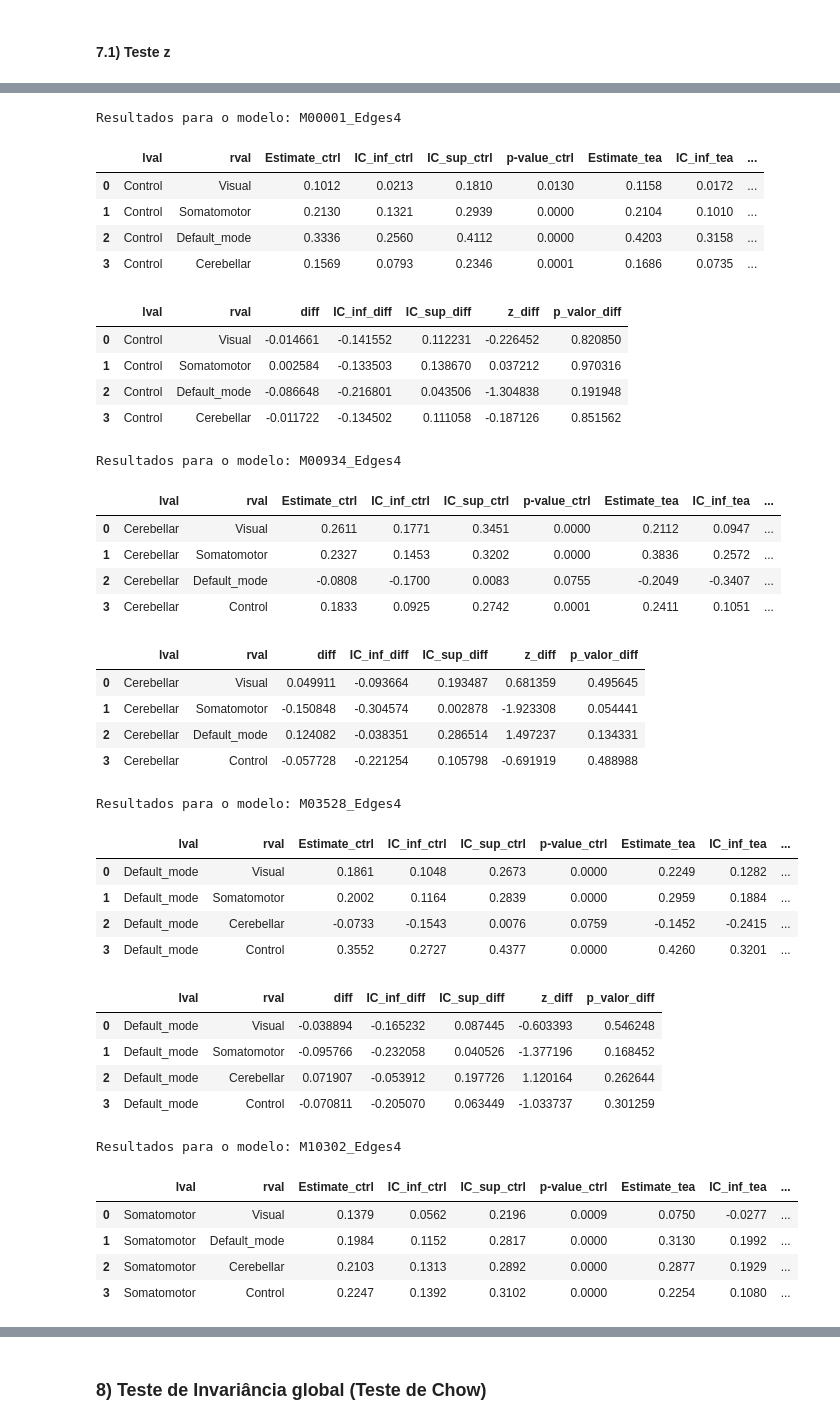
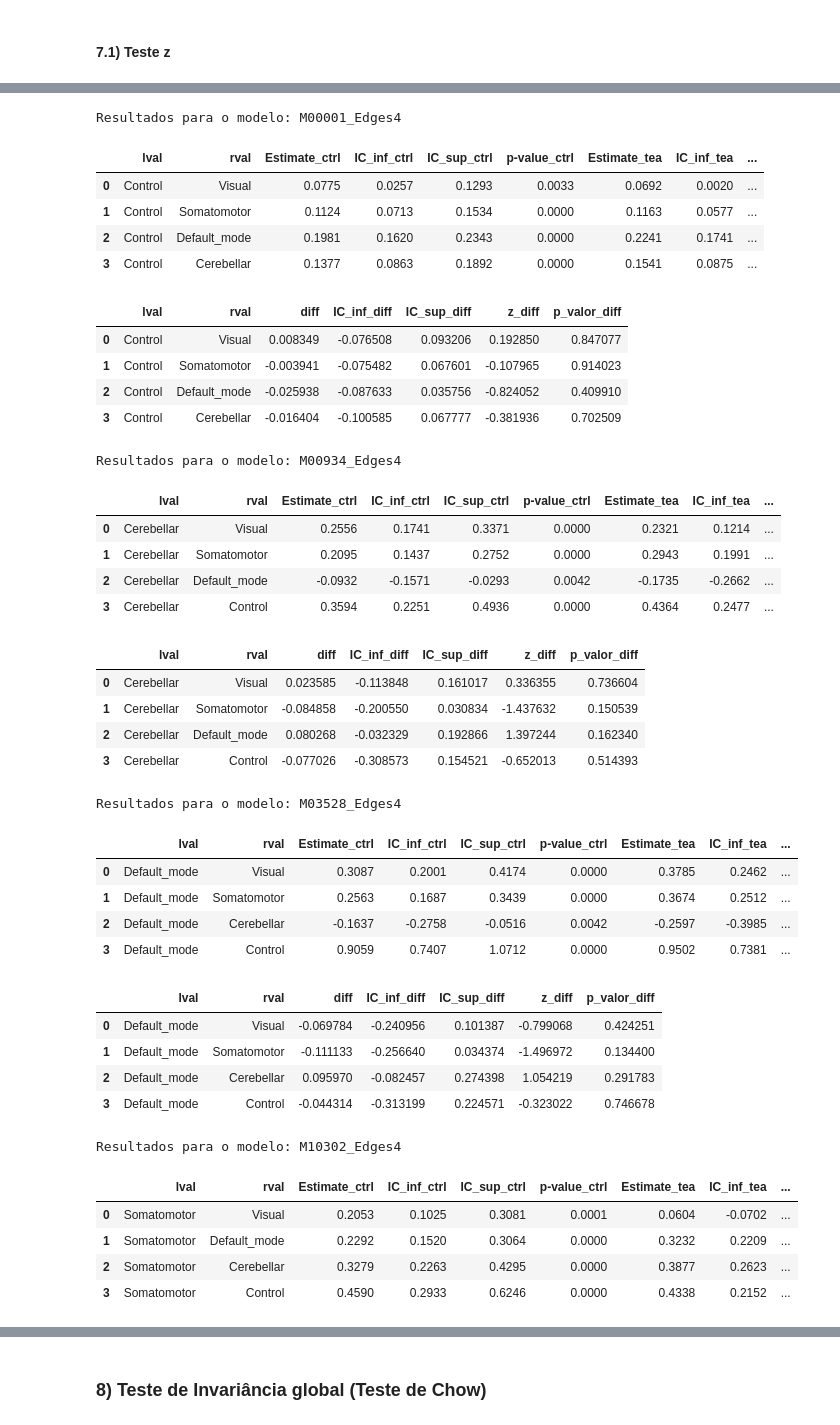
Before and after one commit to caiosoter/SEM-Austim-networks, a Jupyter notebook: notebooks/04_selacao_modelo.ipynb, the cells around one changed output, grey strips where cells are left out. Drawn from its saved outputs; the diff is of its cells as text; code cells hidden in the pictures.

```diff
--- a/notebooks/selacao_modelo.ipynb
+++ b/notebooks/04_selacao_modelo.ipynb
@@ -32,6 +32,6 @@ with open(r"..\utils\fm_modelos_5_conexo.json", "r") as file:
 # %%
-df_controle_filtro1 = df_modelos_controle[df_modelos_controle["RMSEA"] < 0.08]
-df_autismo_filtro1 = df_modelos_autismo[df_modelos_autismo["RMSEA"] < 0.08]
+df_controle_filtro1 = df_modelos_controle[(df_modelos_controle["RMSEA"] <= 0.05)]
+df_autismo_filtro1 = df_modelos_autismo[(df_modelos_autismo["RMSEA"] <= 0.05)]
 
 print(df_controle_filtro1.shape)
 print(df_autismo_filtro1.shape)
@@ -129,0 +148,3 @@ top_filtro_chi
+# %%
+display(modelos_filtro2.sort_values("BIC_autismo").head(6))
+top_5 = modelos_filtro2.sort_values("BIC_autismo").head(5)
@@ -165,7 +195,7 @@ def roda_os_modelos(df, modelos, ajuste_p=None, retornar_inspection=False):
 
     return df_resultados
 # %%
-modelos_interesse = {m:v for m,v in formula_modelos_conexos.items() if m in top_filtro_chi.index}
+modelos_interesse = {m:v for m,v in formula_modelos_conexos.items() if m in top_5.index}
 # %% [markdown]
 #### 4.1) Arestas indicadas pelo Conjunto de Controle
 # %%
@@ -481,13 +511,13 @@ for nome, formula in modelos_interesse.items():
 
     # --- Grupo Controle ---
     model_controle = semopy.Model(formula["formula"])
-    model_controle.fit(df_controle_prep)
+    model_controle.fit(df_controle)
     arestas_controle = model_controle.inspect()
     arestas_controle = arestas_controle[(arestas_controle["op"] == "~") & (arestas_controle["Std. Err"] != "-")].copy()
 
     # --- Grupo Autismo ---
     model_autismo = semopy.Model(formula["formula"])
-    model_autismo.fit(df_autismo_prep)
+    model_autismo.fit(df_autismo)
     arestas_autismo = model_autismo.inspect()
     arestas_autismo = arestas_autismo[(arestas_autismo["op"] == "~") & (arestas_autismo["Std. Err"] != "-")].copy()
 
@@ -548,7 +578,7 @@ for nome, formula in modelos_interesse.items():
 
     # --- Grupo Controle ---
     model_controle = semopy.Model(formula["formula"])
-    model_controle.fit(df_controle_prep)
+    model_controle.fit(df_controle)
     arestas_controle = model_controle.inspect()
     arestas_controle = arestas_controle[(arestas_controle["op"] == "~") & (arestas_controle["Std. Err"] != "-")].copy()
 
@@ -557,7 +587,7 @@ for nome, formula in modelos_interesse.items():
 
     # --- Grupo Autismo ---
     model_autismo = semopy.Model(formula["formula"])
-    model_autismo.fit(df_autismo_prep)
+    model_autismo.fit(df_autismo)
     arestas_autismo = model_autismo.inspect()
     arestas_autismo = arestas_autismo[(arestas_autismo["op"] == "~") & (arestas_autismo["Std. Err"] != "-")].copy()
 
@@ -589,68 +619,68 @@ for nome, formula in modelos_interesse.items():
 
     # IC 95% da Diferença entre os grupos
     df_comparacao["IC_inf_diff"] = df_comparacao["diff"] - (Z_95 * se_diff)
     df_comparacao["IC_sup_diff"] = df_comparacao["diff"] + (Z_95 * se_diff)
     # =====================================================================
 
     # Cálculo do Z e P-valor usando as colunas mescladas (Seu código original)
     z_diff = df_comparacao["diff"] / se_diff
     p_valor = 2 * (1 - norm.cdf(np.abs(z_diff)))
 
     # Guardando os resultados no dataframe
     df_comparacao["z_diff"] = z_diff
     df_comparacao["p_valor_diff"] = p_valor # Renomeei levemente para deixar claro que é o p-valor da diferença
 
     print(f"\nResultados para o modelo: {nome}")
 
     # Atualizei a lista de colunas para exibir os novos limites
     colunas = [
         "lval", "rval",
         "Estimate_ctrl", "IC_inf_ctrl", "IC_sup_ctrl", "p-value_ctrl",
         "Estimate_tea", "IC_inf_tea", "IC_sup_tea", "p-value_tea",
         "IC_inf_diff", "IC_sup_diff", "p_valor_diff"
     ]
 
     # Formatação opcional para não exibir muitas casas decimais
     display(df_comparacao[colunas].round(4))
     display(df_comparacao[["lval", "rval", "diff", "IC_inf_diff", "IC_sup_diff", "z_diff", "p_valor_diff"]])
 # %% [output]
 Resultados para o modelo: M00001_Edges4
 |  | lval | rval | Estimate_ctrl | IC_inf_ctrl | IC_sup_ctrl | p-value_ctrl | Estimate_tea | IC_inf_tea | ... |
-| 0 | Control | Visual | 0.1012 | 0.0213 | 0.1810 | 0.0130 | 0.1158 | 0.0172 | ... |
-| 1 | Control | Somatomotor | 0.2130 | 0.1321 | 0.2939 | 0.0000 | 0.2104 | 0.1010 | ... |
-| 2 | Control | Default_mode | 0.3336 | 0.2560 | 0.4112 | 0.0000 | 0.4203 | 0.3158 | ... |
-| 3 | Control | Cerebellar | 0.1569 | 0.0793 | 0.2346 | 0.0001 | 0.1686 | 0.0735 | ... |
+| 0 | Control | Visual | 0.0775 | 0.0257 | 0.1293 | 0.0033 | 0.0692 | 0.0020 | ... |
+| 1 | Control | Somatomotor | 0.1124 | 0.0713 | 0.1534 | 0.0000 | 0.1163 | 0.0577 | ... |
+| 2 | Control | Default_mode | 0.1981 | 0.1620 | 0.2343 | 0.0000 | 0.2241 | 0.1741 | ... |
+| 3 | Control | Cerebellar | 0.1377 | 0.0863 | 0.1892 | 0.0000 | 0.1541 | 0.0875 | ... |
 |  | lval | rval | diff | IC_inf_diff | IC_sup_diff | z_diff | p_valor_diff |
-| 0 | Control | Visual | -0.014661 | -0.141552 | 0.112231 | -0.226452 | 0.820850 |
-| 1 | Control | Somatomotor | 0.002584 | -0.133503 | 0.138670 | 0.037212 | 0.970316 |
-| 2 | Control | Default_mode | -0.086648 | -0.216801 | 0.043506 | -1.304838 | 0.191948 |
-| 3 | Control | Cerebellar | -0.011722 | -0.134502 | 0.111058 | -0.187126 | 0.851562 |
+| 0 | Control | Visual | 0.008349 | -0.076508 | 0.093206 | 0.192850 | 0.847077 |
+| 1 | Control | Somatomotor | -0.003941 | -0.075482 | 0.067601 | -0.107965 | 0.914023 |
+| 2 | Control | Default_mode | -0.025938 | -0.087633 | 0.035756 | -0.824052 | 0.409910 |
+| 3 | Control | Cerebellar | -0.016404 | -0.100585 | 0.067777 | -0.381936 | 0.702509 |
 Resultados para o modelo: M00934_Edges4
 |  | lval | rval | Estimate_ctrl | IC_inf_ctrl | IC_sup_ctrl | p-value_ctrl | Estimate_tea | IC_inf_tea | ... |
-| 0 | Cerebellar | Visual | 0.2611 | 0.1771 | 0.3451 | 0.0000 | 0.2112 | 0.0947 | ... |
-| 1 | Cerebellar | Somatomotor | 0.2327 | 0.1453 | 0.3202 | 0.0000 | 0.3836 | 0.2572 | ... |
-| 2 | Cerebellar | Default_mode | -0.0808 | -0.1700 | 0.0083 | 0.0755 | -0.2049 | -0.3407 | ... |
-| 3 | Cerebellar | Control | 0.1833 | 0.0925 | 0.2742 | 0.0001 | 0.2411 | 0.1051 | ... |
+| 0 | Cerebellar | Visual | 0.2556 | 0.1741 | 0.3371 | 0.0000 | 0.2321 | 0.1214 | ... |
+| 1 | Cerebellar | Somatomotor | 0.2095 | 0.1437 | 0.2752 | 0.0000 | 0.2943 | 0.1991 | ... |
+| 2 | Cerebellar | Default_mode | -0.0932 | -0.1571 | -0.0293 | 0.0042 | -0.1735 | -0.2662 | ... |
+| 3 | Cerebellar | Control | 0.3594 | 0.2251 | 0.4936 | 0.0000 | 0.4364 | 0.2477 | ... |
 |  | lval | rval | diff | IC_inf_diff | IC_sup_diff | z_diff | p_valor_diff |
-| 0 | Cerebellar | Visual | 0.049911 | -0.093664 | 0.193487 | 0.681359 | 0.495645 |
-| 1 | Cerebellar | Somatomotor | -0.150848 | -0.304574 | 0.002878 | -1.923308 | 0.054441 |
-| 2 | Cerebellar | Default_mode | 0.124082 | -0.038351 | 0.286514 | 1.497237 | 0.134331 |
-| 3 | Cerebellar | Control | -0.057728 | -0.221254 | 0.105798 | -0.691919 | 0.488988 |
+| 0 | Cerebellar | Visual | 0.023585 | -0.113848 | 0.161017 | 0.336355 | 0.736604 |
+| 1 | Cerebellar | Somatomotor | -0.084858 | -0.200550 | 0.030834 | -1.437632 | 0.150539 |
+| 2 | Cerebellar | Default_mode | 0.080268 | -0.032329 | 0.192866 | 1.397244 | 0.162340 |
+| 3 | Cerebellar | Control | -0.077026 | -0.308573 | 0.154521 | -0.652013 | 0.514393 |
 Resultados para o modelo: M03528_Edges4
 |  | lval | rval | Estimate_ctrl | IC_inf_ctrl | IC_sup_ctrl | p-value_ctrl | Estimate_tea | IC_inf_tea | ... |
-| 0 | Default_mode | Visual | 0.1861 | 0.1048 | 0.2673 | 0.0000 | 0.2249 | 0.1282 | ... |
-| 1 | Default_mode | Somatomotor | 0.2002 | 0.1164 | 0.2839 | 0.0000 | 0.2959 | 0.1884 | ... |
-| 2 | Default_mode | Cerebellar | -0.0733 | -0.1543 | 0.0076 | 0.0759 | -0.1452 | -0.2415 | ... |
-| 3 | Default_mode | Control | 0.3552 | 0.2727 | 0.4377 | 0.0000 | 0.4260 | 0.3201 | ... |
+| 0 | Default_mode | Visual | 0.3087 | 0.2001 | 0.4174 | 0.0000 | 0.3785 | 0.2462 | ... |
+| 1 | Default_mode | Somatomotor | 0.2563 | 0.1687 | 0.3439 | 0.0000 | 0.3674 | 0.2512 | ... |
+| 2 | Default_mode | Cerebellar | -0.1637 | -0.2758 | -0.0516 | 0.0042 | -0.2597 | -0.3985 | ... |
+| 3 | Default_mode | Control | 0.9059 | 0.7407 | 1.0712 | 0.0000 | 0.9502 | 0.7381 | ... |
 |  | lval | rval | diff | IC_inf_diff | IC_sup_diff | z_diff | p_valor_diff |
-| 0 | Default_mode | Visual | -0.038894 | -0.165232 | 0.087445 | -0.603393 | 0.546248 |
-| 1 | Default_mode | Somatomotor | -0.095766 | -0.232058 | 0.040526 | -1.377196 | 0.168452 |
-| 2 | Default_mode | Cerebellar | 0.071907 | -0.053912 | 0.197726 | 1.120164 | 0.262644 |
-| 3 | Default_mode | Control | -0.070811 | -0.205070 | 0.063449 | -1.033737 | 0.301259 |
+| 0 | Default_mode | Visual | -0.069784 | -0.240956 | 0.101387 | -0.799068 | 0.424251 |
+| 1 | Default_mode | Somatomotor | -0.111133 | -0.256640 | 0.034374 | -1.496972 | 0.134400 |
+| 2 | Default_mode | Cerebellar | 0.095970 | -0.082457 | 0.274398 | 1.054219 | 0.291783 |
+| 3 | Default_mode | Control | -0.044314 | -0.313199 | 0.224571 | -0.323022 | 0.746678 |
 Resultados para o modelo: M10302_Edges4
 |  | lval | rval | Estimate_ctrl | IC_inf_ctrl | IC_sup_ctrl | p-value_ctrl | Estimate_tea | IC_inf_tea | ... |
-| 0 | Somatomotor | Visual | 0.1379 | 0.0562 | 0.2196 | 0.0009 | 0.0750 | -0.0277 | ... |
-| 1 | Somatomotor | Default_mode | 0.1984 | 0.1152 | 0.2817 | 0.0000 | 0.3130 | 0.1992 | ... |
-| 2 | Somatomotor | Cerebellar | 0.2103 | 0.1313 | 0.2892 | 0.0000 | 0.2877 | 0.1929 | ... |
-| 3 | Somatomotor | Control | 0.2247 | 0.1392 | 0.3102 | 0.0000 | 0.2254 | 0.1080 | ... |
+| 0 | Somatomotor | Visual | 0.2053 | 0.1025 | 0.3081 | 0.0001 | 0.0604 | -0.0702 | ... |
+| 1 | Somatomotor | Default_mode | 0.2292 | 0.1520 | 0.3064 | 0.0000 | 0.3232 | 0.2209 | ... |
+| 2 | Somatomotor | Cerebellar | 0.3279 | 0.2263 | 0.4295 | 0.0000 | 0.3877 | 0.2623 | ... |
+| 3 | Somatomotor | Control | 0.4590 | 0.2933 | 0.6246 | 0.0000 | 0.4338 | 0.2152 | ... |
 |  | lval | rval | diff | IC_inf_diff | IC_sup_diff | z_diff | p_valor_diff |
```
Also changed, not shown: parts of 30 cells of this notebook, 17 other files.
